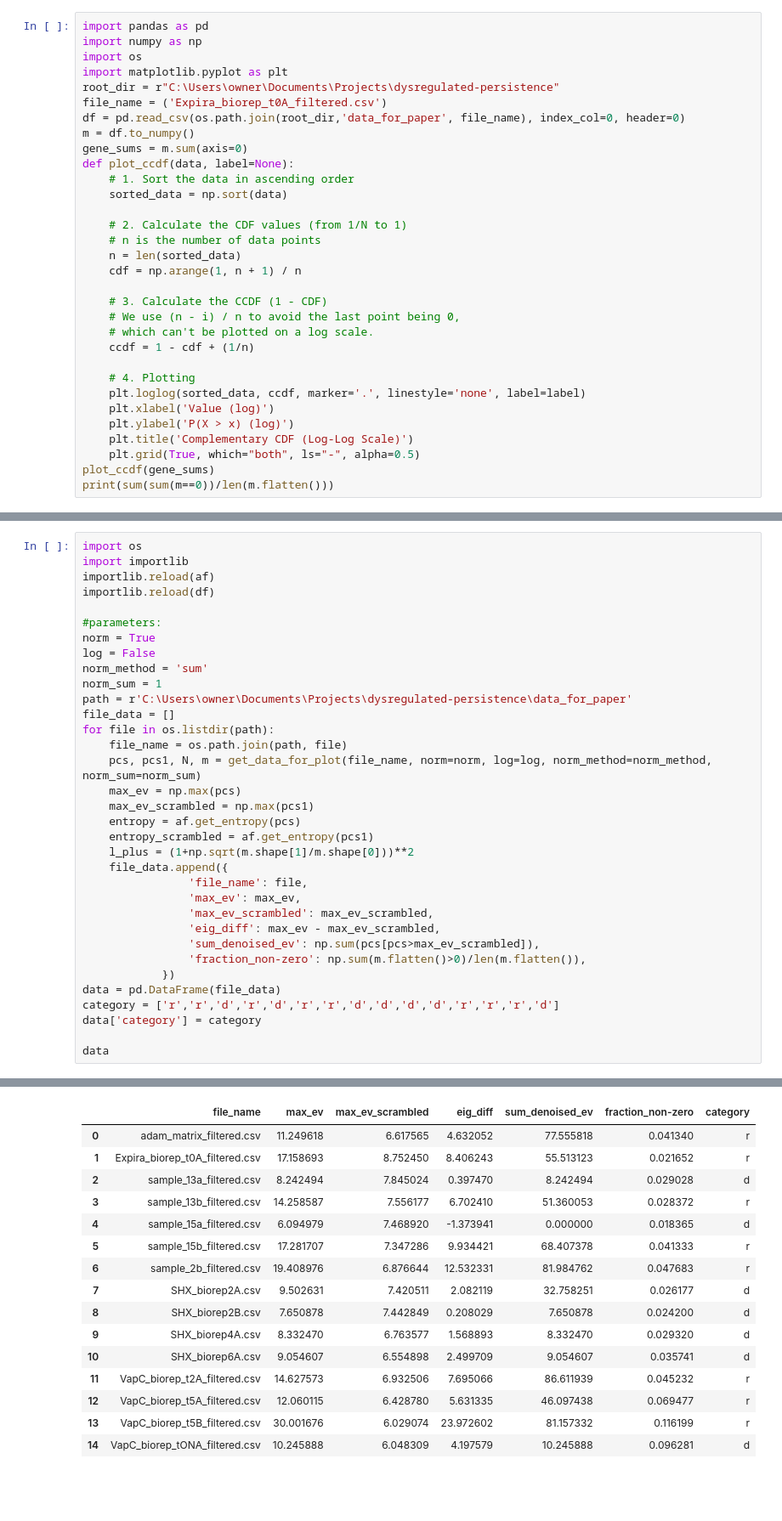
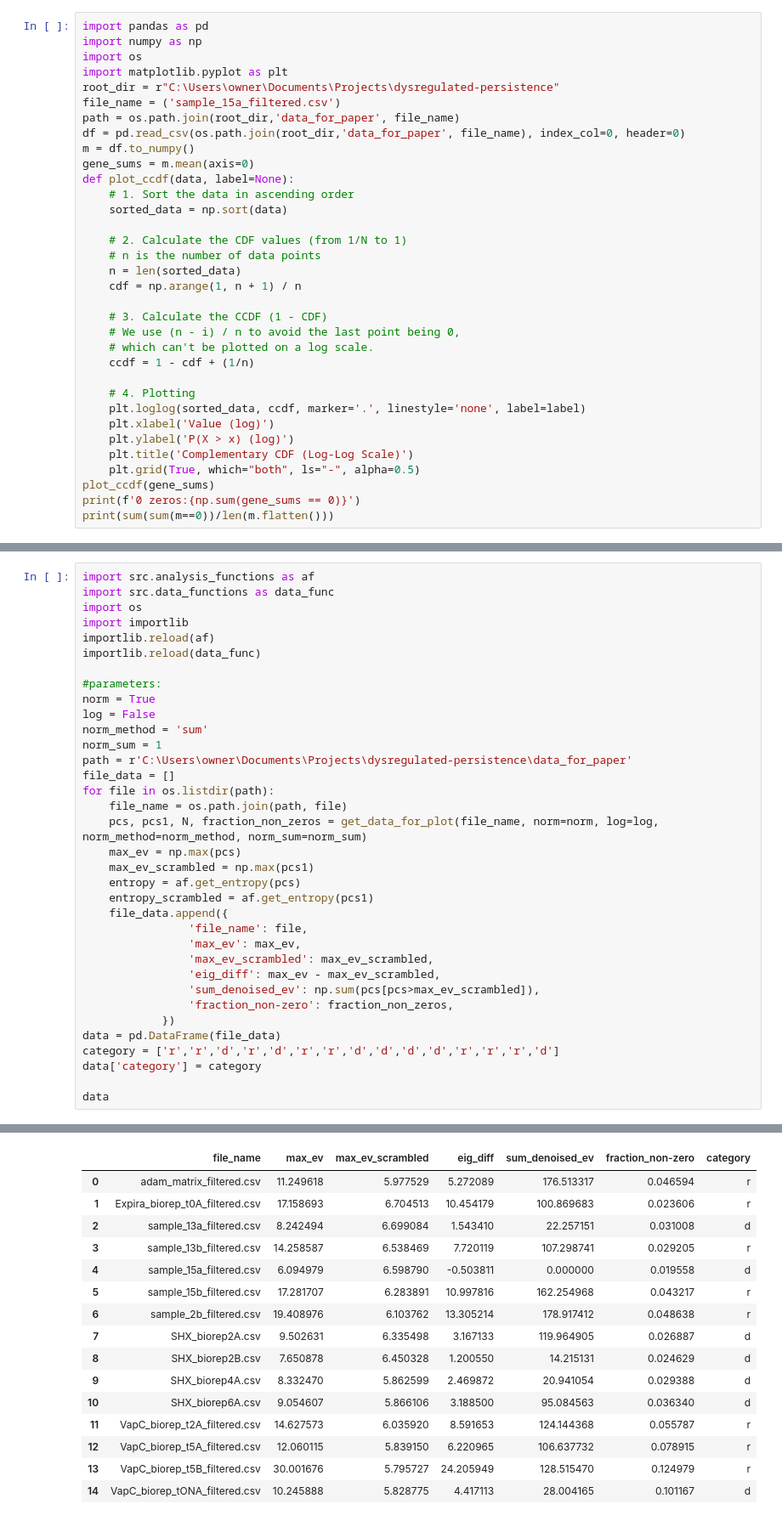
Before and after one commit to alongutf/dysregulated-persistence, a Jupyter notebook: scripts/test.ipynb, the cells around one changed output, grey strips where cells are left out. Shown at 85% size. Drawn from its saved outputs; the diff is of its cells as text; blank space fills up the shorter version.

```diff
--- a/scripts/test.ipynb
+++ b/scripts/test.ipynb
@@ -108,10 +146,11 @@ import numpy as np
 import os
 import matplotlib.pyplot as plt
 root_dir = r"C:\Users\owner\Documents\Projects\dysregulated-persistence"
-file_name = ('Expira_biorep_t0A_filtered.csv')
+file_name = ('sample_15a_filtered.csv')
+path = os.path.join(root_dir,'data_for_paper', file_name)
 df = pd.read_csv(os.path.join(root_dir,'data_for_paper', file_name), index_col=0, header=0)
 m = df.to_numpy()
-gene_sums = m.sum(axis=0)
+gene_sums = m.mean(axis=0)
 def plot_ccdf(data, label=None):
     # 1. Sort the data in ascending order
     sorted_data = np.sort(data)
@@ -133,5 +172,6 @@ def plot_ccdf(data, label=None):
     plt.title('Complementary CDF (Log-Log Scale)')
     plt.grid(True, which="both", ls="-", alpha=0.5)
 plot_ccdf(gene_sums)
+print(f'0 zeros:{np.sum(gene_sums == 0)}')
 print(sum(sum(m==0))/len(m.flatten()))
 # %% [output]
@@ -140,8 +181,10 @@ print(sum(sum(m==0))/len(m.flatten()))
 # %%
+import src.analysis_functions as af
+import src.data_functions as data_func
 import os
 import importlib
 importlib.reload(af)
-importlib.reload(df)
+importlib.reload(data_func)
 
 #parameters:
 norm = True
@@ -152,19 +195,18 @@ path = r'C:\Users\owner\Documents\Projects\dysregulated-persistence\data_for_pap
 file_data = []
 for file in os.listdir(path):
     file_name = os.path.join(path, file)
-    pcs, pcs1, N, m = get_data_for_plot(file_name, norm=norm, log=log, norm_method=norm_method, norm_sum=norm_sum)
+    pcs, pcs1, N, fraction_non_zeros = get_data_for_plot(file_name, norm=norm, log=log, norm_method=norm_method, norm_sum=norm_sum)
     max_ev = np.max(pcs)
     max_ev_scrambled = np.max(pcs1)
     entropy = af.get_entropy(pcs)
     entropy_scrambled = af.get_entropy(pcs1)
-    l_plus = (1+np.sqrt(m.shape[1]/m.shape[0]))**2
     file_data.append({
                 'file_name': file,
                 'max_ev': max_ev,
                 'max_ev_scrambled': max_ev_scrambled,
                 'eig_diff': max_ev - max_ev_scrambled,
                 'sum_denoised_ev': np.sum(pcs[pcs>max_ev_scrambled]),
-                'fraction_non-zero': np.sum(m.flatten()>0)/len(m.flatten()),
+                'fraction_non-zero': fraction_non_zeros,
             })
 data = pd.DataFrame(file_data)
 category = ['r','r','d','r','d','r','r','d','d','d','d','r','r','r','d']
@@ -175,19 +232,19 @@ data
 |  | file_name | max_ev | max_ev_scrambled | eig_diff | sum_denoised_ev | fraction_non-zero | category |
-| 0 | adam_matrix_filtered.csv | 11.249618 | 6.617565 | 4.632052 | 77.555818 | 0.041340 | r |
-| 1 | Expira_biorep_t0A_filtered.csv | 17.158693 | 8.752450 | 8.406243 | 55.513123 | 0.021652 | r |
-| 2 | sample_13a_filtered.csv | 8.242494 | 7.845024 | 0.397470 | 8.242494 | 0.029028 | d |
-| 3 | sample_13b_filtered.csv | 14.258587 | 7.556177 | 6.702410 | 51.360053 | 0.028372 | r |
-| 4 | sample_15a_filtered.csv | 6.094979 | 7.468920 | -1.373941 | 0.000000 | 0.018365 | d |
-| 5 | sample_15b_filtered.csv | 17.281707 | 7.347286 | 9.934421 | 68.407378 | 0.041333 | r |
-| 6 | sample_2b_filtered.csv | 19.408976 | 6.876644 | 12.532331 | 81.984762 | 0.047683 | r |
-| 7 | SHX_biorep2A.csv | 9.502631 | 7.420511 | 2.082119 | 32.758251 | 0.026177 | d |
-| 8 | SHX_biorep2B.csv | 7.650878 | 7.442849 | 0.208029 | 7.650878 | 0.024200 | d |
-| 9 | SHX_biorep4A.csv | 8.332470 | 6.763577 | 1.568893 | 8.332470 | 0.029320 | d |
-| 10 | SHX_biorep6A.csv | 9.054607 | 6.554898 | 2.499709 | 9.054607 | 0.035741 | d |
-| 11 | VapC_biorep_t2A_filtered.csv | 14.627573 | 6.932506 | 7.695066 | 86.611939 | 0.045232 | r |
-| 12 | VapC_biorep_t5A_filtered.csv | 12.060115 | 6.428780 | 5.631335 | 46.097438 | 0.069477 | r |
-| 13 | VapC_biorep_t5B_filtered.csv | 30.001676 | 6.029074 | 23.972602 | 81.157332 | 0.116199 | r |
-| 14 | VapC_biorep_tONA_filtered.csv | 10.245888 | 6.048309 | 4.197579 | 10.245888 | 0.096281 | d |
+| 0 | adam_matrix_filtered.csv | 11.249618 | 5.977529 | 5.272089 | 176.513317 | 0.046594 | r |
+| 1 | Expira_biorep_t0A_filtered.csv | 17.158693 | 6.704513 | 10.454179 | 100.869683 | 0.023606 | r |
+| 2 | sample_13a_filtered.csv | 8.242494 | 6.699084 | 1.543410 | 22.257151 | 0.031008 | d |
+| 3 | sample_13b_filtered.csv | 14.258587 | 6.538469 | 7.720119 | 107.298741 | 0.029205 | r |
+| 4 | sample_15a_filtered.csv | 6.094979 | 6.598790 | -0.503811 | 0.000000 | 0.019558 | d |
+| 5 | sample_15b_filtered.csv | 17.281707 | 6.283891 | 10.997816 | 162.254968 | 0.043217 | r |
+| 6 | sample_2b_filtered.csv | 19.408976 | 6.103762 | 13.305214 | 178.917412 | 0.048638 | r |
+| 7 | SHX_biorep2A.csv | 9.502631 | 6.335498 | 3.167133 | 119.964905 | 0.026887 | d |
+| 8 | SHX_biorep2B.csv | 7.650878 | 6.450328 | 1.200550 | 14.215131 | 0.024629 | d |
+| 9 | SHX_biorep4A.csv | 8.332470 | 5.862599 | 2.469872 | 20.941054 | 0.029388 | d |
+| 10 | SHX_biorep6A.csv | 9.054607 | 5.866106 | 3.188500 | 95.084563 | 0.036340 | d |
+| 11 | VapC_biorep_t2A_filtered.csv | 14.627573 | 6.035920 | 8.591653 | 124.144368 | 0.055787 | r |
+| 12 | VapC_biorep_t5A_filtered.csv | 12.060115 | 5.839150 | 6.220965 | 106.637732 | 0.078915 | r |
+| 13 | VapC_biorep_t5B_filtered.csv | 30.001676 | 5.795727 | 24.205949 | 128.515470 | 0.124979 | r |
+| 14 | VapC_biorep_tONA_filtered.csv | 10.245888 | 5.828775 | 4.417113 | 28.004165 | 0.101167 | d |
 # %%
 from scipy import stats
 dis = data['sum_denoised_ev'].loc[data['category'] == 'd']
```
Also changed, not shown: parts of 10 cells of this notebook, 4 other files.
